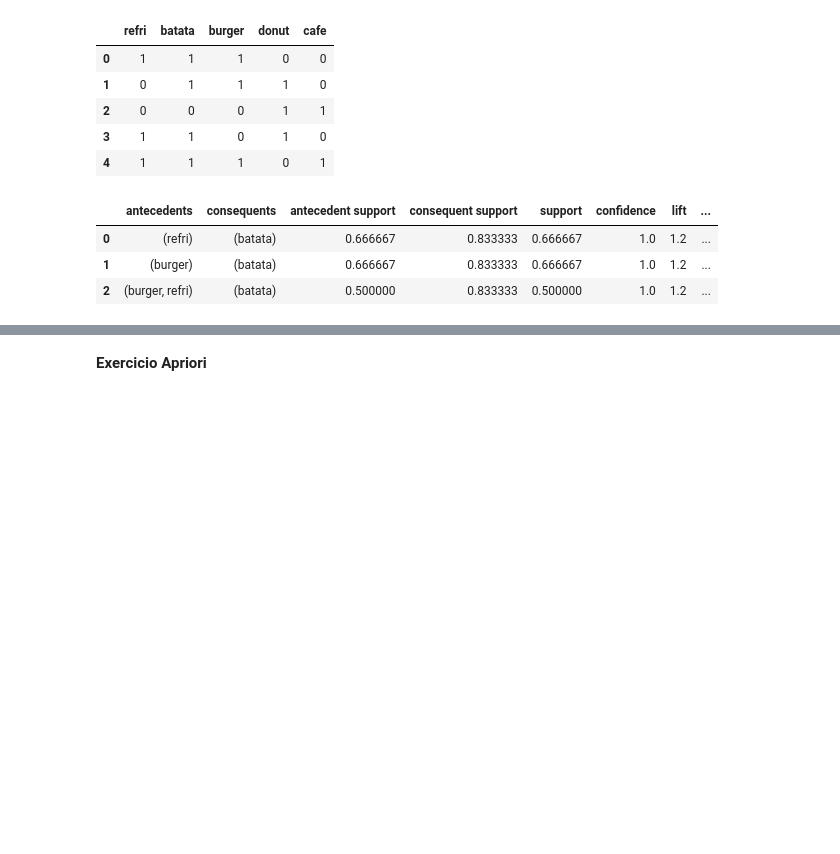
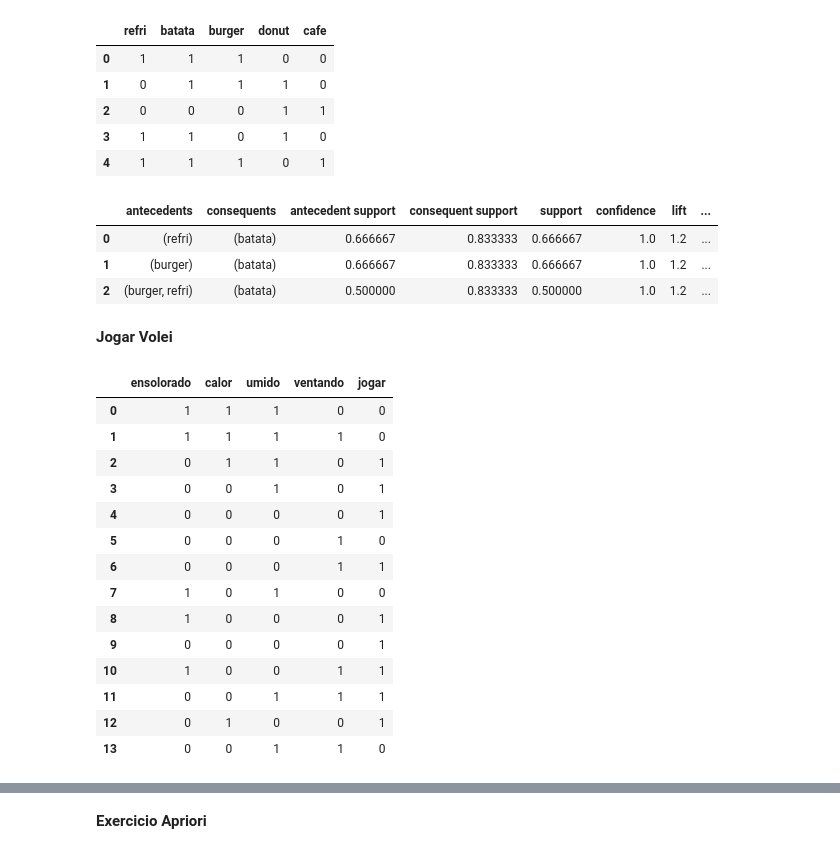
Before and after one commit to lcbjrrr/quant, a Jupyter notebook: IBMEC9_Apriori.ipynb, the cells around one changed output, grey strips where cells are left out. Cells and saved outputs as stored; diff of their text form; code cells hidden in the pictures; blank space fills up the shorter version.

```diff
--- a/IBMEC9_Apriori.ipynb
+++ b/IBMEC9_Apriori.ipynb
@@ -25,3 +25,25 @@ association_rules(apriori(mercado,min_support=0.5,use_colnames=True))
 | 0 | (refri) | (batata) | 0.666667 | 0.833333 | 0.666667 | 1.0 | 1.2 | ... |
 | 1 | (burger) | (batata) | 0.666667 | 0.833333 | 0.666667 | 1.0 | 1.2 | ... |
 | 2 | (burger, refri) | (batata) | 0.500000 | 0.833333 | 0.500000 | 1.0 | 1.2 | ... |
+# %% [markdown]
+**Jogar Volei**
+# %%
+import pandas as pd
+dados = pd.read_csv('https://raw.githubusercontent.com/lcbjrrr/quant/master/jogarvolei%20-%20trn.csv')
+dados
+# %% [output]
+|  | ensolorado | calor | umido | ventando | jogar |
+| 0 | 1 | 1 | 1 | 0 | 0 |
+| 1 | 1 | 1 | 1 | 1 | 0 |
+| 2 | 0 | 1 | 1 | 0 | 1 |
+| 3 | 0 | 0 | 1 | 0 | 1 |
+| 4 | 0 | 0 | 0 | 0 | 1 |
+| 5 | 0 | 0 | 0 | 1 | 0 |
+| 6 | 0 | 0 | 0 | 1 | 1 |
+| 7 | 1 | 0 | 1 | 0 | 0 |
+| 8 | 1 | 0 | 0 | 0 | 1 |
+| 9 | 0 | 0 | 0 | 0 | 1 |
+| 10 | 1 | 0 | 0 | 1 | 1 |
+| 11 | 0 | 0 | 1 | 1 | 1 |
+| 12 | 0 | 1 | 0 | 0 | 1 |
+| 13 | 0 | 0 | 1 | 1 | 0 |
```
Also changed, not shown: parts of 2 cells of this notebook.
